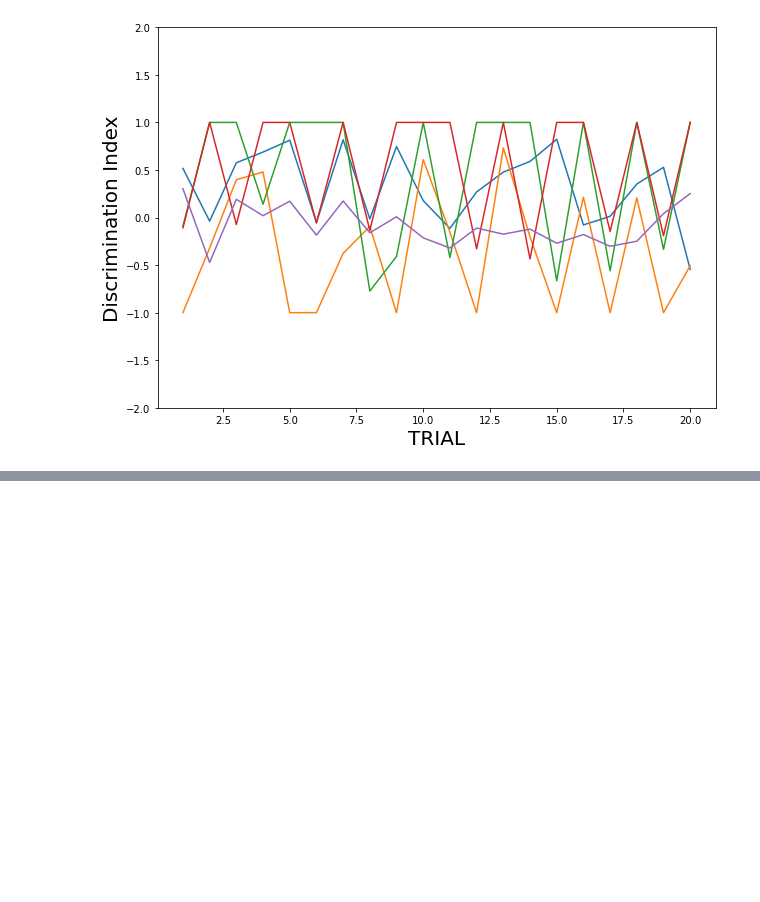
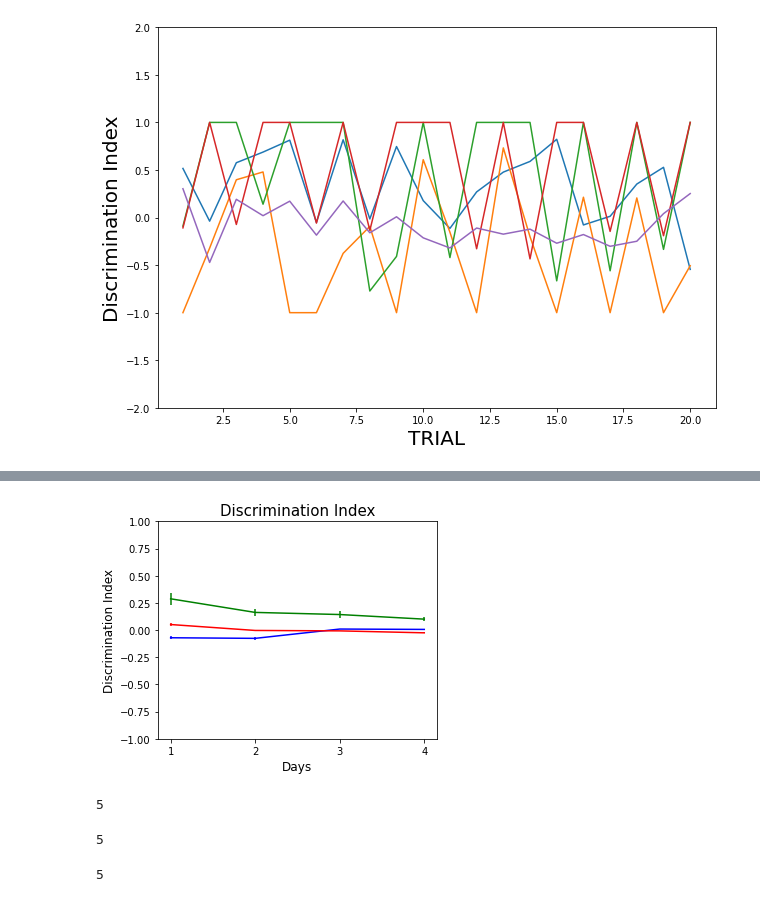
Before and after one commit to melisamc89/neural_analysys, a Jupyter notebook: src/discrimination_index.ipynb, the cells around one changed output, grey strips where cells are left out. Drawn from its saved outputs; the diff is of its cells as text; code cells hidden in the pictures; blank space fills up the shorter version.

```diff
--- a/src/discrimination_index.ipynb
+++ b/src/discrimination_index.ipynb
@@ -227,0 +288,35 @@ figure.savefig(di_path)
+# %%
+label = ['Discrimination Index']
+titles = ['Objects','Empty Corners','Cross Distance']
+figure, axes = plt.subplots()
+trial_id = np.arange(1,5)
+
+axes.errorbar(trial_id,r_occ2,r_occ2_sem, color = 'b')
+axes.errorbar(trial_id,s_occ2,s_occ2_sem, color = 'r')
+axes.errorbar(trial_id,o_occ2,o_occ2_sem, color = 'g')
+
+trials_comparison_pos = [1,2,3,4]
+
+axes.set_xticks(trials_comparison_pos)
+axes.set_ylim([-1,1])
+axes.set_xlabel('Days', fontsize = 12)
+axes.set_ylabel('Discrimination Index', fontsize = 12)
+axes.set_title(label[0],fontsize = 15)
+figure.set_size_inches([5,4])
+figure.patch.set_facecolor('white')
+
+figure.savefig(figure_path + 'DI_days.png')
+# %% [output]
+[figure, added]
+# %%
+len(random)
+# %% [output]
+5
+# %%
+len(overlapping)
+# %% [output]
+5
+# %%
+len(stable)
+# %% [output]
+5
```
Also changed, not shown: parts of 7 cells of this notebook, 14 other files.
